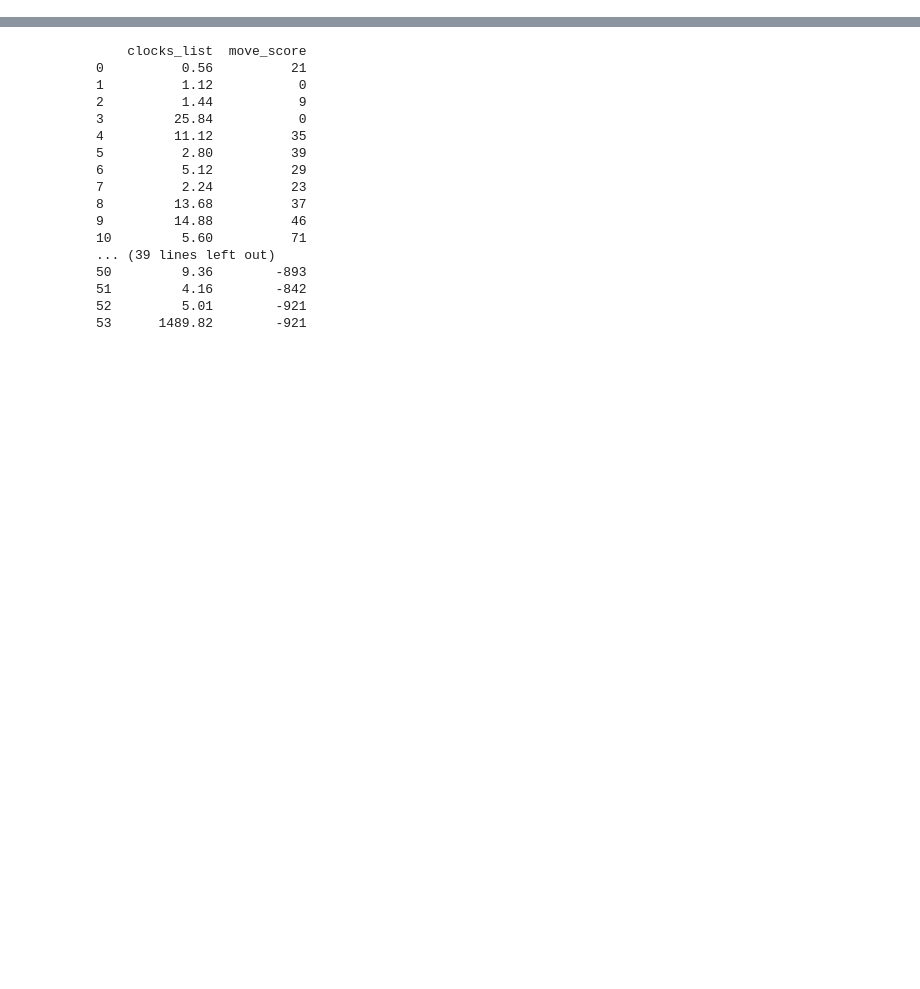
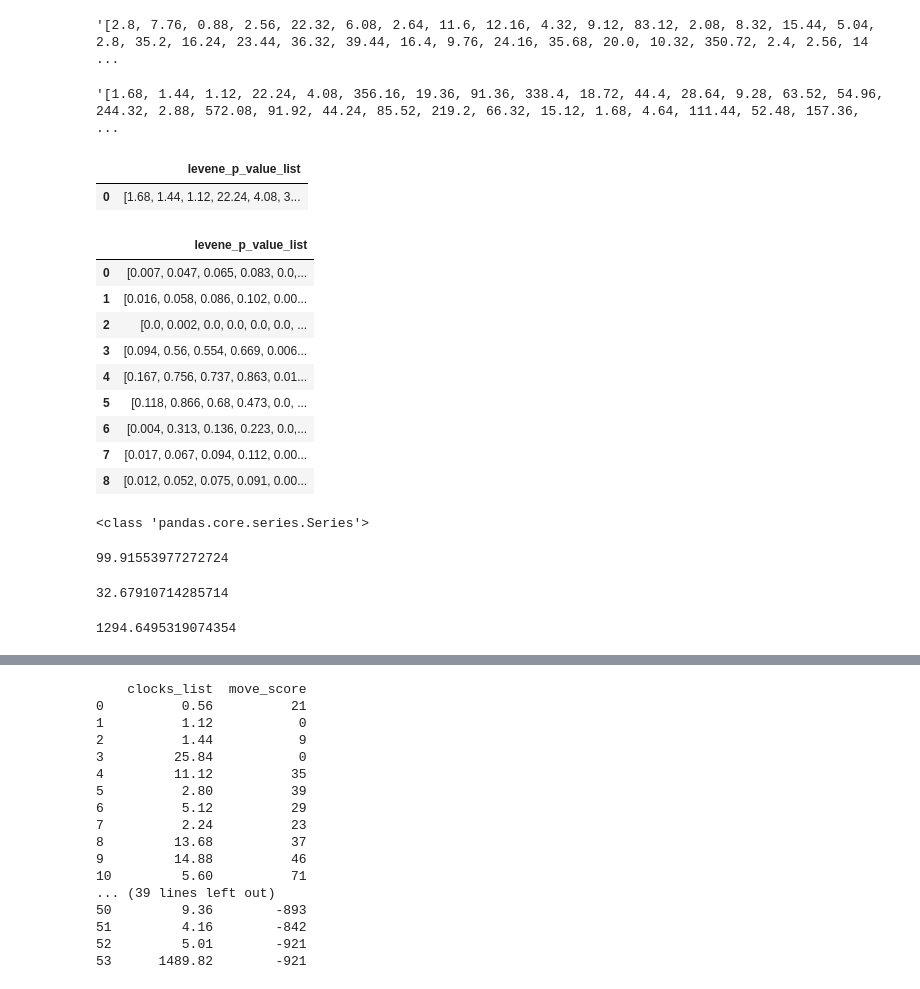
Before and after one commit to SivkoFamily/DataScience, a Jupyter notebook: lichess_liderboard/visualiz.ipynb, the cells around one changed output, grey strips where cells are left out. Saved outputs shown, nothing was run; the diff lists cells and outputs as text; code cells hidden in the pictures; blank space fills up the shorter version.

```diff
--- a/lichess_liderboard/visualiz.ipynb
+++ b/lichess_liderboard/visualiz.ipynb
@@ -119,4 +125,4 @@ pylab.show()
 # %%
-stat, p = levene(control_group, test_group, center='median')
+stat, p = levene(control_group, test_group, center='mean')
 p
 # %% [output]
@@ -137,0 +130,5 @@ for _ in tqdm(range(n)):
+# %%
+gg = pd.Series(dtype='float64')
+for i in df_for_control_group['clocks_list_new']:
+    gg = pd.concat([gg, pd.Series(i)], ignore_index = True)
+print(gg)
@@ -137,0 +148,61 @@ for _ in tqdm(range(n)):
+# %%
+df_for_control_group['clocks_list'][0]
+# %% [output]
+'[2.8, 7.76, 0.88, 2.56, 22.32, 6.08, 2.64, 11.6, 12.16, 4.32, 9.12, 83.12, 2.08, 8.32, 15.44, 5.04, 2.8, 35.2, 16.24, 23.44, 36.32, 39.44, 16.4, 9.76, 24.16, 35.68, 20.0, 10.32, 350.72, 2.4, 2.56, 14 ...
+# %%
+aa
+# %% [output]
+'[1.68, 1.44, 1.12, 22.24, 4.08, 356.16, 19.36, 91.36, 338.4, 18.72, 44.4, 28.64, 9.28, 63.52, 54.96, 244.32, 2.88, 572.08, 91.92, 44.24, 85.52, 219.2, 66.32, 15.12, 1.68, 4.64, 111.44, 52.48, 157.36, ...
+# %%
+aa = str(test_group)
+columns = {'levene_p_value_list': aa}
+dff = pd.DataFrame(data=columns, index=[0])
+dff
+# %% [output]
+|  | levene_p_value_list |
+| 0 | [1.68, 1.44, 1.12, 22.24, 4.08, 3... |
+# %%
+def levene_test(self, df_for_control_group: pd.DataFrame,
+    df_for_test_group: pd.DataFrame) -> pd.DataFrame:
+    result = pd.DataFrame(columns=[
+            'levene_p_value_list'])
+
+    df_for_test_group['clocks_list_new'] = \
+    [ast.literal_eval(i) for i in df_for_test_group['clocks_list']]
+    df_for_control_group['clocks_list_new'] = \
+    [ast.literal_eval(i) for i in df_for_control_group['clocks_list']]
+    test_group = df_for_test_group['clocks_list_new']
+    control_group = df_for_control_group['clocks_list_new']
+
+    for i in test_group:
+        levene_p_value_list = []
+        for k in control_group:
+            stat, p = levene(k, i, center='mean')
+            levene_p_value_list.append(round(p, 3))
+        columns = {'levene_p_value_list': str(levene_p_value_list)}
+        df = pd.DataFrame(data=columns, index=[0])
+        result = \
+        pd.concat([result, \
+            df], ignore_index=True , join="outer")
+    result['levene_p_value_list'] = \
+    [ast.literal_eval(i) for i in result['levene_p_value_list']]
+    return result
+# %%
+leven = levene_test(df_for_control_group, df_for_test_group)
+leven
+# %% [output]
+|  | levene_p_value_list |
+| 0 | [0.007, 0.047, 0.065, 0.083, 0.0,... |
+| 1 | [0.016, 0.058, 0.086, 0.102, 0.00... |
+| 2 | [0.0, 0.002, 0.0, 0.0, 0.0, 0.0, ... |
+| 3 | [0.094, 0.56, 0.554, 0.669, 0.006... |
+| 4 | [0.167, 0.756, 0.737, 0.863, 0.01... |
+| 5 | [0.118, 0.866, 0.68, 0.473, 0.0, ... |
+| 6 | [0.004, 0.313, 0.136, 0.223, 0.0,... |
+| 7 | [0.017, 0.067, 0.094, 0.112, 0.00... |
+| 8 | [0.012, 0.052, 0.075, 0.091, 0.00... |
+# %%
+ttt = pd.Series
+print(ttt)
+# %% [output]
+<class 'pandas.core.series.Series'>
@@ -137,0 +213,12 @@ for _ in tqdm(range(n)):
+# %%
+mean_b
+# %% [output]
+99.91553977272724
+# %%
+mean_a
+# %% [output]
+32.67910714285714
+# %%
+sms.TTestIndPower().solve_power(es, power=0.80, alpha=0.05, ratio=1/4)
+# %% [output]
+1294.6495319074354
```
Also changed, not shown: parts of 22 cells of this notebook, 3 other files.
